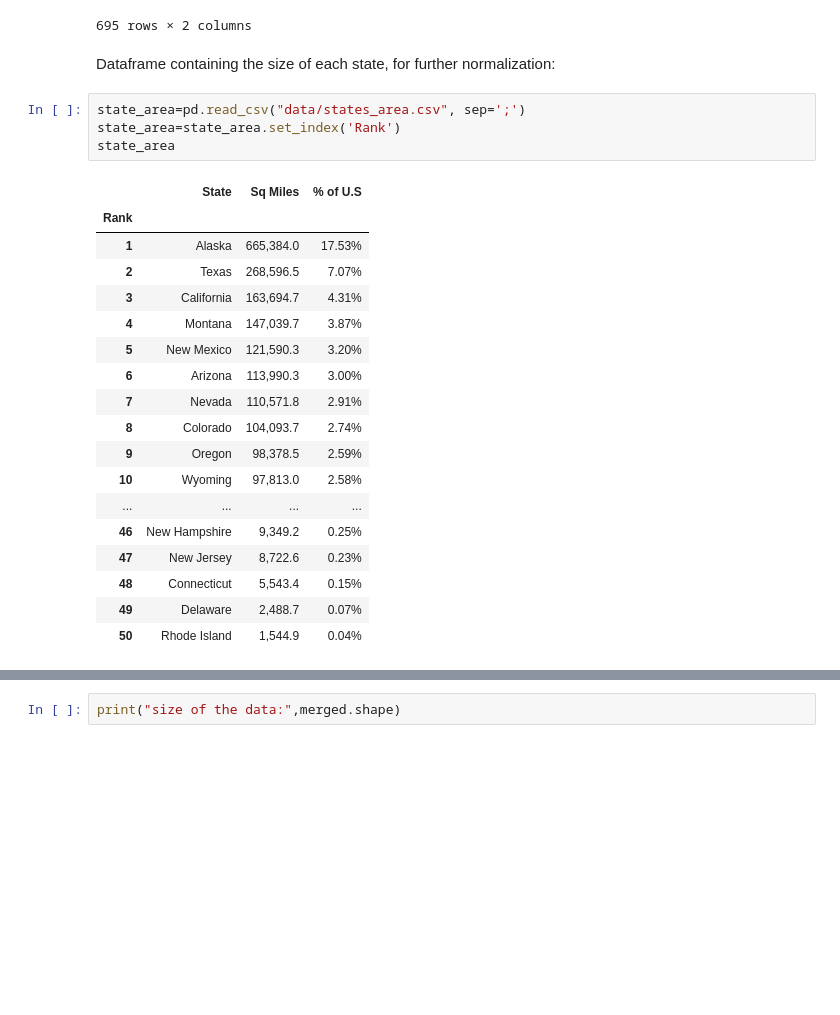
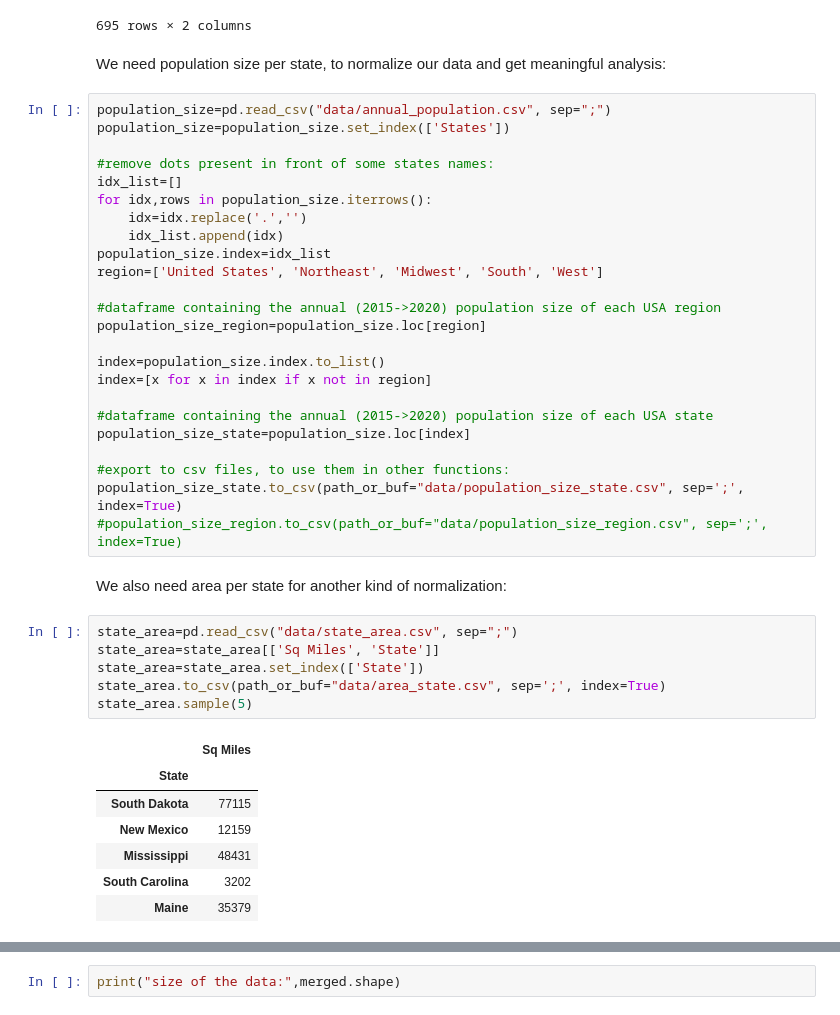
Before and after one commit to epfl-ada/ada-2021-project-ada_group_project, a Jupyter notebook: basic_exploration.ipynb, the cells around one changed output, grey strips where cells are left out. Cells and saved outputs as stored; diff of their text form; blank space fills up the shorter version.

Commit message:
added all year df and created csv from here to /data for normalization

```diff
--- a/basic_exploration.ipynb
+++ b/basic_exploration.ipynb
@@ -45,28 +45,45 @@ politicians
 | 693 | South Carolina | William R. Timmons IV |
 | 694 | New Mexico | Xochitl Torres Small |
 695 rows × 2 columns
-# %% [markdown]
-Dataframe containing the size of each state, for further normalization:
+# %% [markdown]
+We need population size per state, to normalize our data and get meaningful analysis:
+# %%
+population_size=pd.read_csv("data/annual_population.csv", sep=";")
+population_size=population_size.set_index(['States'])
+
+#remove dots present in front of some states names:
+idx_list=[]
+for idx,rows in population_size.iterrows():
+    idx=idx.replace('.','')
+    idx_list.append(idx)
+population_size.index=idx_list
+region=['United States', 'Northeast', 'Midwest', 'South', 'West']
+
+#dataframe containing the annual (2015->2020) population size of each USA region
+population_size_region=population_size.loc[region]
+
+index=population_size.index.to_list()
+index=[x for x in index if x not in region]
+
+#dataframe containing the annual (2015->2020) population size of each USA state
+population_size_state=population_size.loc[index]
+
+#export to csv files, to use them in other functions:
+population_size_state.to_csv(path_or_buf="data/population_size_state.csv", sep=';', index=True)
+#population_size_region.to_csv(path_or_buf="data/population_size_region.csv", sep=';', index=True)
+# %% [markdown]
+We also need area per state for another kind of normalization:
 # %%
-state_area=pd.read_csv("data/states_area.csv", sep=';')
-state_area=state_area.set_index('Rank')
-state_area
+state_area=pd.read_csv("data/state_area.csv", sep=";")
+state_area=state_area[['Sq Miles', 'State']]
+state_area=state_area.set_index(['State'])
+state_area.to_csv(path_or_buf="data/area_state.csv", sep=';', index=True)
+state_area.sample(5)
 # %% [output]
-|  | State | Sq Miles | % of U.S |
-| Rank |  |  |  |
-| 1 | Alaska | 665,384.0 | 17.53% |
-| 2 | Texas | 268,596.5 | 7.07% |
-| 3 | California | 163,694.7 | 4.31% |
-| 4 | Montana | 147,039.7 | 3.87% |
-| 5 | New Mexico | 121,590.3 | 3.20% |
-| 6 | Arizona | 113,990.3 | 3.00% |
-| 7 | Nevada | 110,571.8 | 2.91% |
-| 8 | Colorado | 104,093.7 | 2.74% |
-| 9 | Oregon | 98,378.5 | 2.59% |
-| 10 | Wyoming | 97,813.0 | 2.58% |
-| ... | ... | ... | ... |
-| 46 | New Hampshire | 9,349.2 | 0.25% |
-| 47 | New Jersey | 8,722.6 | 0.23% |
-| 48 | Connecticut | 5,543.4 | 0.15% |
-| 49 | Delaware | 2,488.7 | 0.07% |
-| 50 | Rhode Island | 1,544.9 | 0.04% |
+|  | Sq Miles |
+| State |  |
+| South Dakota | 77115 |
+| New Mexico | 12159 |
+| Mississippi | 48431 |
+| South Carolina | 3202 |
+| Maine | 35379 |
```
Also changed, not shown: parts of 20 cells of this notebook.
